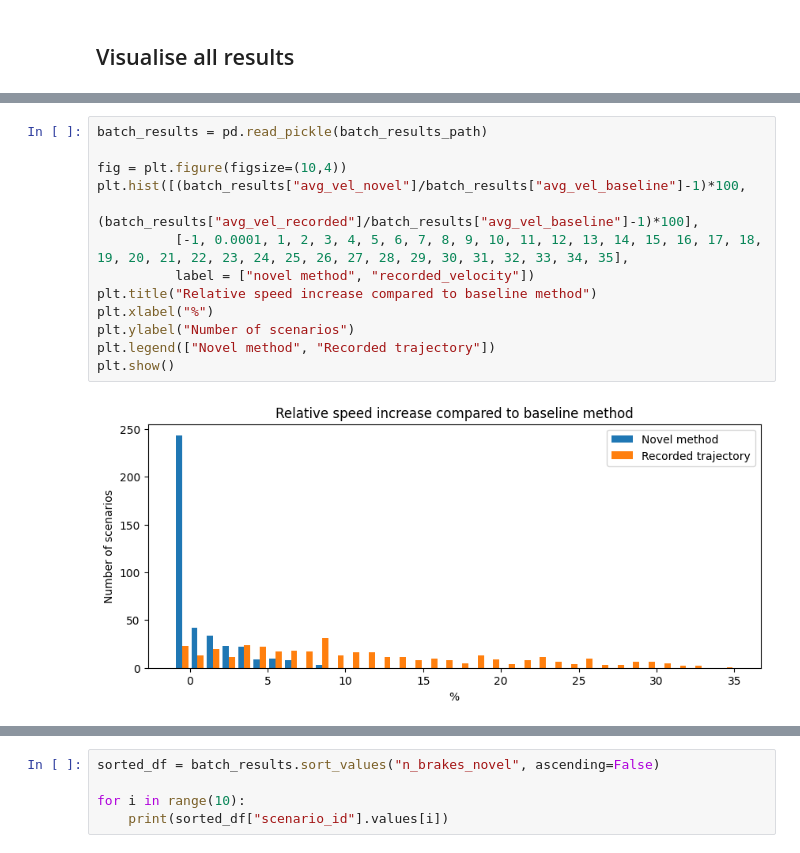
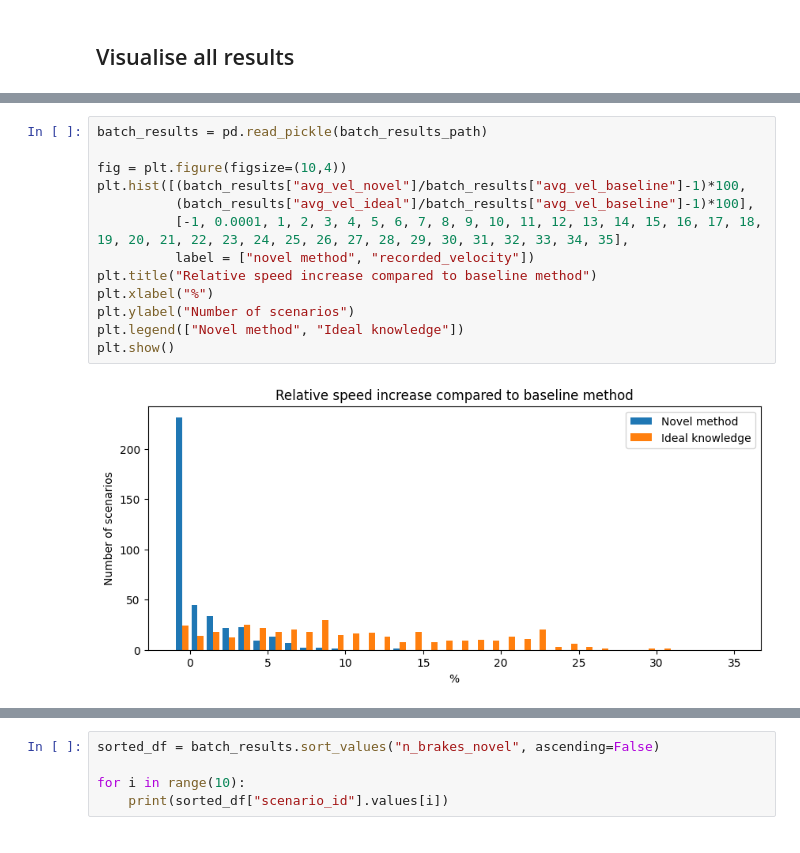
Before and after one commit to haastregt/occlusion_tracking, a Jupyter notebook: highd_scenarios.ipynb, the cells around one changed output, grey strips where cells are left out. Drawn from its saved outputs; the diff is of its cells as text.

```diff
--- a/highd_scenarios.ipynb
+++ b/highd_scenarios.ipynb
@@ -253,15 +265,15 @@ single_to_batch_results(single_results_folder, batch_results_path)
 # %%
 batch_results = pd.read_pickle(batch_results_path)
 
 fig = plt.figure(figsize=(10,4))
 plt.hist([(batch_results["avg_vel_novel"]/batch_results["avg_vel_baseline"]-1)*100,
-          (batch_results["avg_vel_recorded"]/batch_results["avg_vel_baseline"]-1)*100],
+          (batch_results["avg_vel_ideal"]/batch_results["avg_vel_baseline"]-1)*100],
           [-1, 0.0001, 1, 2, 3, 4, 5, 6, 7, 8, 9, 10, 11, 12, 13, 14, 15, 16, 17, 18, 19, 20, 21, 22, 23, 24, 25, 26, 27, 28, 29, 30, 31, 32, 33, 34, 35],
           label = ["novel method", "recorded_velocity"])
 plt.title("Relative speed increase compared to baseline method")
 plt.xlabel("%")
 plt.ylabel("Number of scenarios")
-plt.legend(["Novel method", "Recorded trajectory"])
+plt.legend(["Novel method", "Ideal knowledge"])
 plt.show()
 # %% [output]
-[figure, old version]
+[figure, new version]
```
Also changed, not shown: parts of 14 cells of this notebook, 3 other files.
